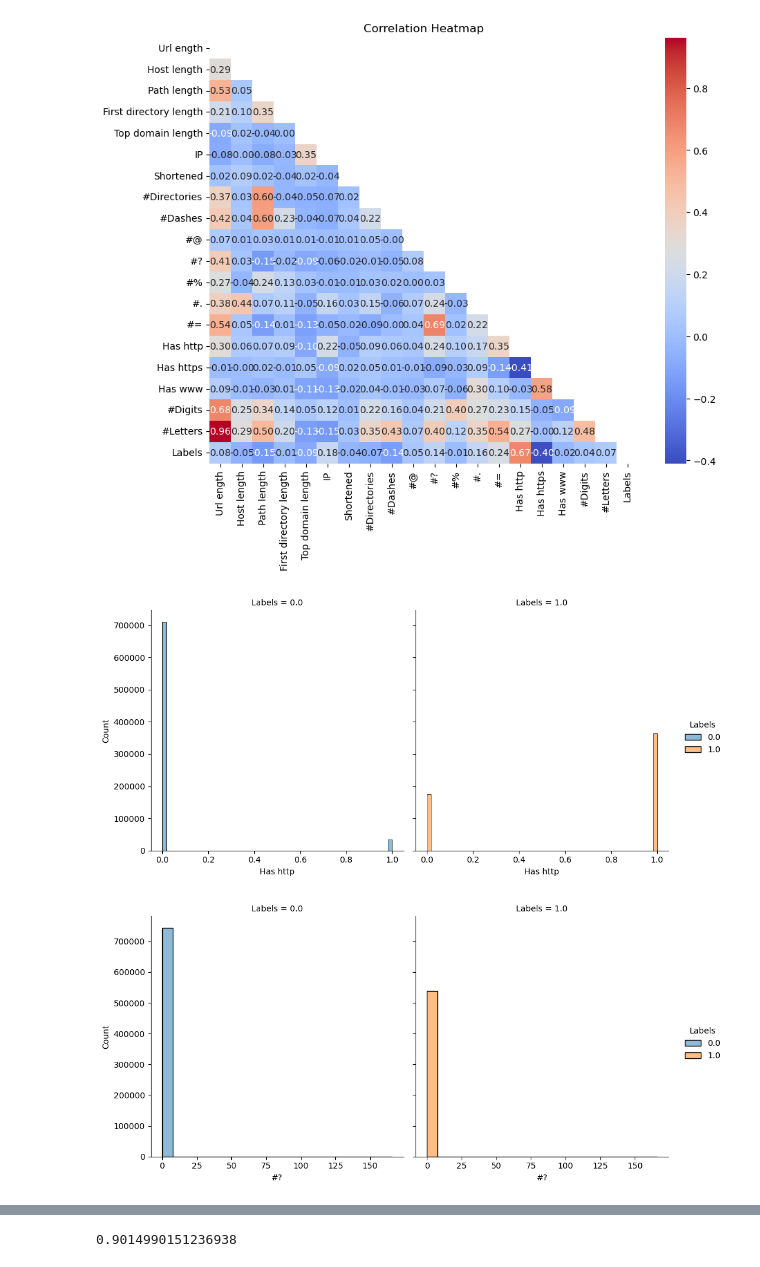
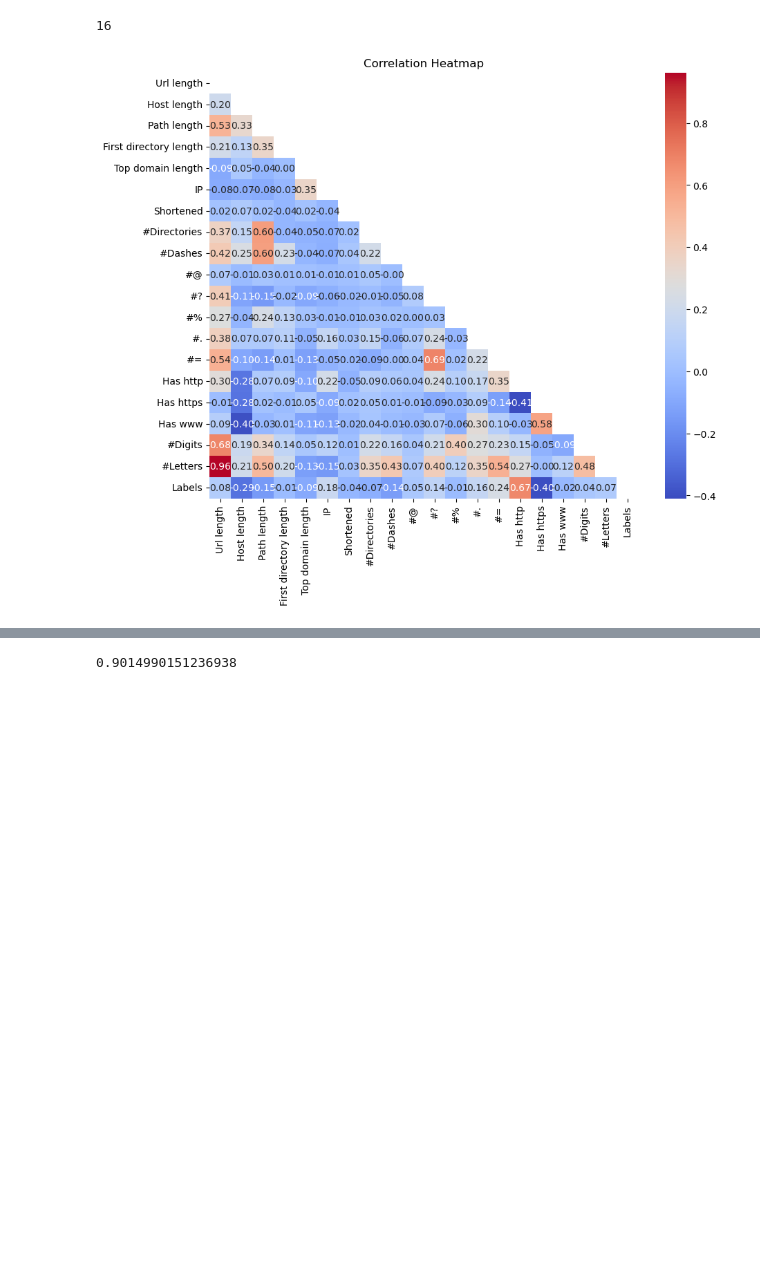
Before and after one commit to TerryakiSauce/ML704-project, a Jupyter notebook: MLnew(2)(1).ipynb, the cells around one changed output, grey strips where cells are left out. Cells and saved outputs as stored; diff of their text form; code cells hidden in the pictures; blank space fills up the shorter version.

```diff
--- a/MLnew(2)(1).ipynb
+++ b/MLnew(2)(1).ipynb
@@ -28,13 +31,15 @@ def lenght_url(url):
 # %%
 def length_host(url):
   parsed = urlparse(url)
-
   if not parsed.netloc:
     if "www" == parsed.path[0:3]:
       stops = parsed.path[4:]
-      return stops.find("/")
+      if stops.find("/") == -1:
+        return len(stops)
+      else:
+        return stops.find("/")
     else:
-      stops = parsed.path.find("/")
+      stops = len(parsed.path)
       return stops
   else:
     if "www" == parsed.netloc[0:3]:
@@ -42,6 +47,8 @@ def length_host(url):
       return len(stops)
     else:
       return len(parsed.netloc)
+# %% [output]
+16
 # %%
 def length_path(url):
     parsed = urlparse(url)
@@ -143,29 +150,20 @@ x = np.vstack((x1, x2))
 
 
 analysis = np.hstack((x, y[:, np.newaxis]))
-column_names = ['Url ength', 'Host length', 'Path length',"First directory length","Top domain length","IP","Shortened","#Directories","#Dashes","#@","#?","#%","#.","#=","Has http","Has https","Has www","#Digits","#Letters","Labels"]
+column_names = ['Url length', 'Host length', 'Path length',"First directory length","Top domain length","IP","Shortened","#Directories","#Dashes","#@","#?","#%","#.","#=","Has http","Has https","Has www","#Digits","#Letters","Labels"]
 df_analysis = pd.DataFrame(analysis, columns=column_names)
 # %%
 correlation = df_analysis.corr()
 mask = np.triu(np.ones_like(correlation, dtype=bool))
 
 fig, ax = plt.subplots(figsize=(10, 8))
 
 sns.heatmap(correlation, mask=mask, annot=True, fmt=".2f", cmap='coolwarm', cbar=True, ax=ax)
 
 plt.title("Correlation Heatmap")
 
 plt.xticks(rotation=90)
 
 plt.show()
-
-import pandas.plotting as pd_plot
-
-sns.displot(data=df_analysis, x="Has http", hue="Labels", col="Labels")
-sns.displot(data=df_analysis, x="#?", hue="Labels", col="Labels")
-sns.displot(data=df_analysis, x="#Directories", hue="Labels", col="Labels")
-sns.displot(data=df_analysis, x="Shortened", hue="Labels", col="Labels")
 # %% [output]
-[figure, old version]
+[figure, new version]
-[figure, removed]
-[figure, removed]
```
Also changed, not shown: parts of 14 cells of this notebook.
